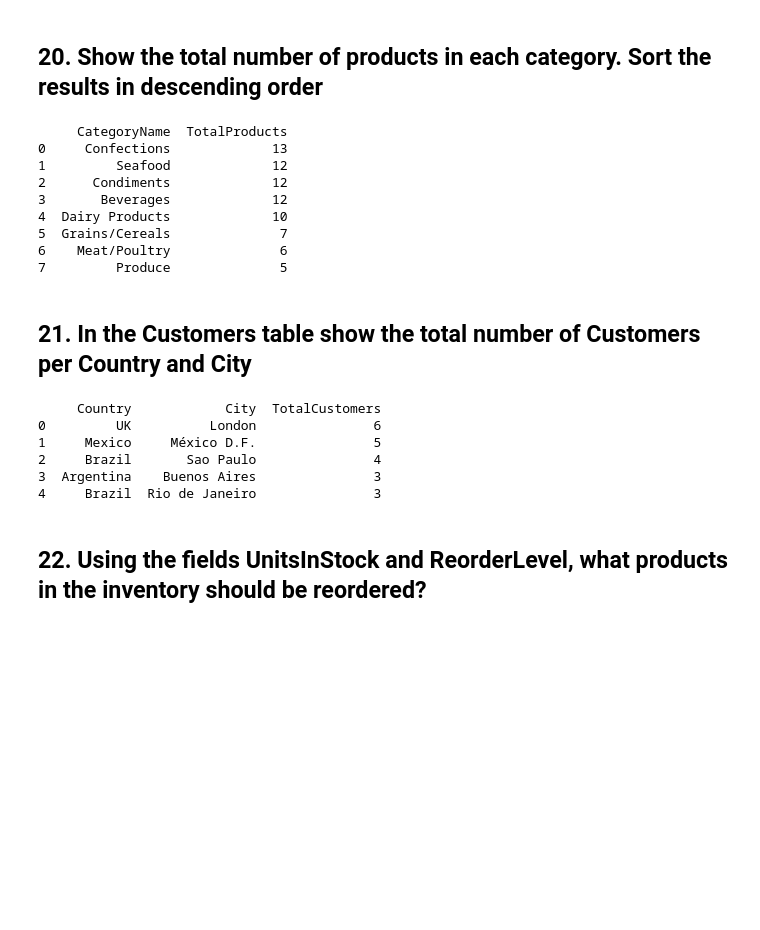
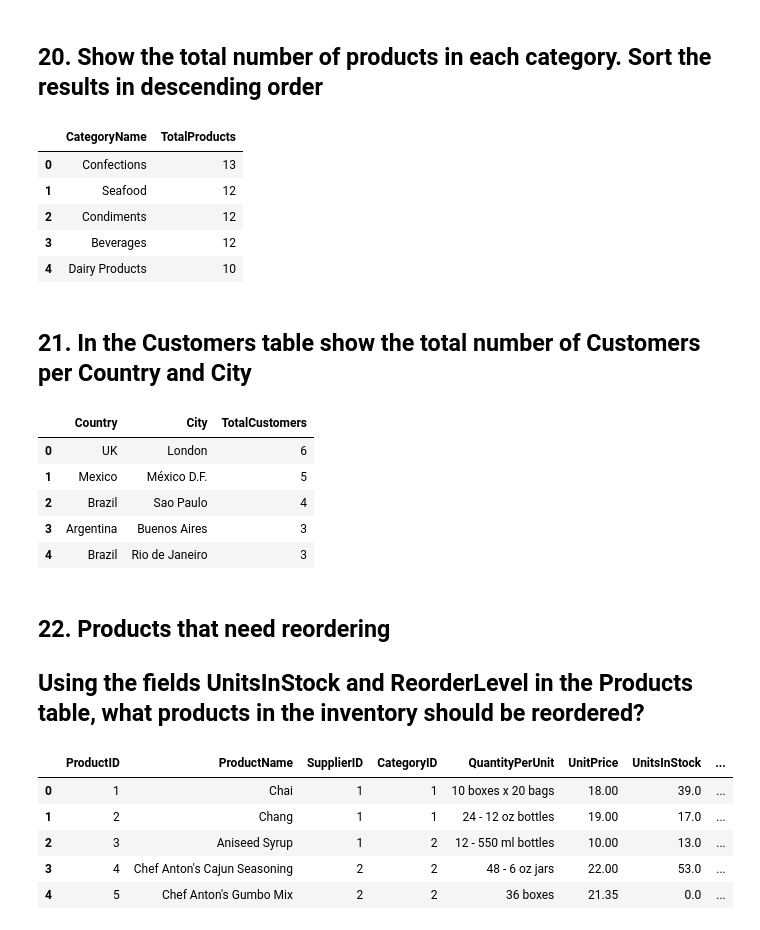
Before and after one commit to caglar-s/SQL-PORTFOLIO-PROJECTS, a Jupyter notebook: SQL Practice Problems.ipynb, the cells around one changed output. Saved outputs shown, nothing was run; the diff lists cells and outputs as text; code cells hidden in the pictures; blank space fills up the shorter version.

```diff
--- a/SQL Practice Problems.ipynb
+++ b/SQL Practice Problems.ipynb
@@ -464,21 +415,18 @@ query = """
         INNER JOIN Categories
         ON Products.CategoryID = Categories.CategoryID
         GROUP BY CategoryName
-        ORDER BY TotalProducts DESC
+        ORDER BY TotalProducts DESC LIMIT 5
 
         """
 
-print(sqldf(query,locals()))
+sqldf.run(query)
 # %% [output]
-     CategoryName  TotalProducts
-0     Confections             13
-1         Seafood             12
-2      Condiments             12
-3       Beverages             12
-4  Dairy Products             10
-5  Grains/Cereals              7
-6    Meat/Poultry              6
-7         Produce              5
+|  | CategoryName | TotalProducts |
+| 0 | Confections | 13 |
+| 1 | Seafood | 12 |
+| 2 | Condiments | 12 |
+| 3 | Beverages | 12 |
+| 4 | Dairy Products | 10 |
 # %% [markdown]
 ## 21. In the Customers table show the total number of Customers per Country and City
 # %%
@@ -495,13 +443,23 @@ query = """
 
         """
 
-print(sqldf(query,locals()))
+sqldf.run(query)
 # %% [output]
-     Country            City  TotalCustomers
-0         UK          London               6
-1     Mexico     México D.F.               5
-2     Brazil       Sao Paulo               4
-3  Argentina    Buenos Aires               3
-4     Brazil  Rio de Janeiro               3
+|  | Country | City | TotalCustomers |
+| 0 | UK | London | 6 |
+| 1 | Mexico | México D.F. | 5 |
+| 2 | Brazil | Sao Paulo | 4 |
+| 3 | Argentina | Buenos Aires | 3 |
+| 4 | Brazil | Rio de Janeiro | 3 |
 # %% [markdown]
-## 22. Using the fields UnitsInStock and ReorderLevel, what products in the inventory should be reordered?
+## 22. Products that need reordering
+## Using the fields UnitsInStock and ReorderLevel in the Products table, what products in the inventory should be reordered?
+# %%
+Products.head(5)
+# %% [output]
+|  | ProductID | ProductName | SupplierID | CategoryID | QuantityPerUnit | UnitPrice | UnitsInStock | ... |
+| 0 | 1 | Chai | 1 | 1 | 10 boxes x 20 bags | 18.00 | 39.0 | ... |
+| 1 | 2 | Chang | 1 | 1 | 24 - 12 oz bottles | 19.00 | 17.0 | ... |
+| 2 | 3 | Aniseed Syrup | 1 | 2 | 12 - 550 ml bottles | 10.00 | 13.0 | ... |
+| 3 | 4 | Chef Anton's Cajun Seasoning | 2 | 2 | 48 - 6 oz jars | 22.00 | 53.0 | ... |
+| 4 | 5 | Chef Anton's Gumbo Mix | 2 | 2 | 36 boxes | 21.35 | 0.0 | ... |
```
Also changed, not shown: parts of 31 cells of this notebook.
